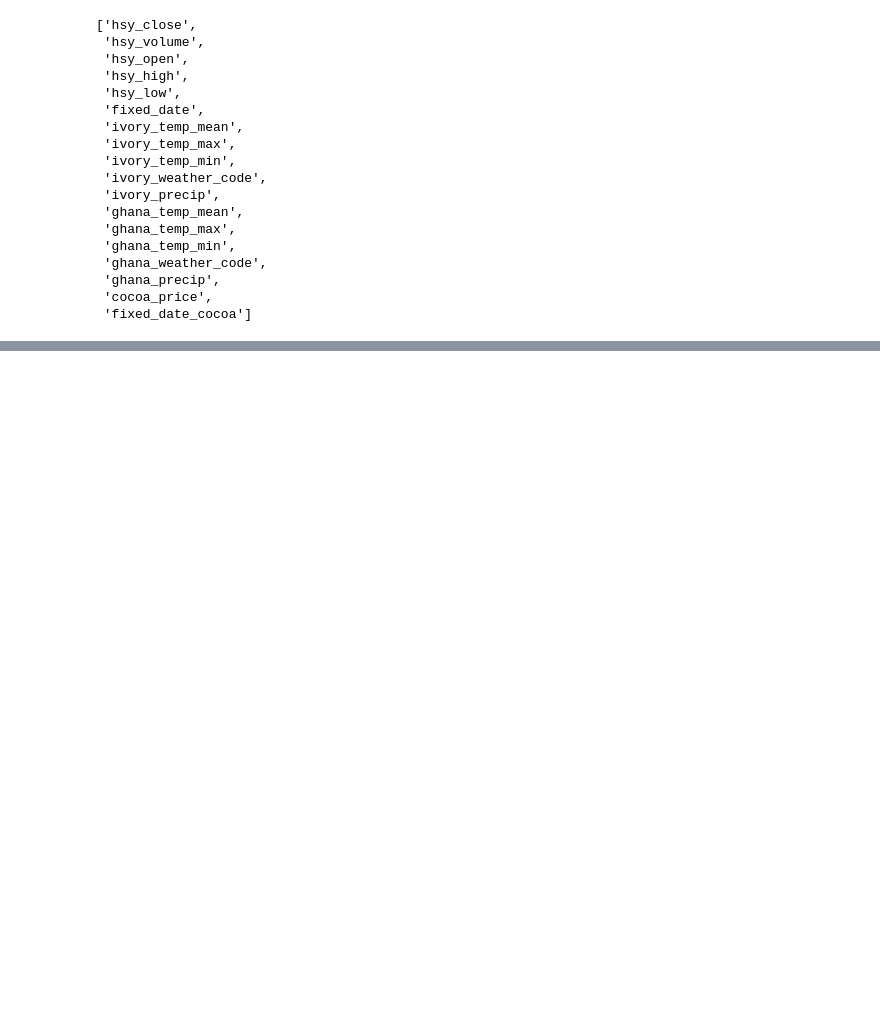
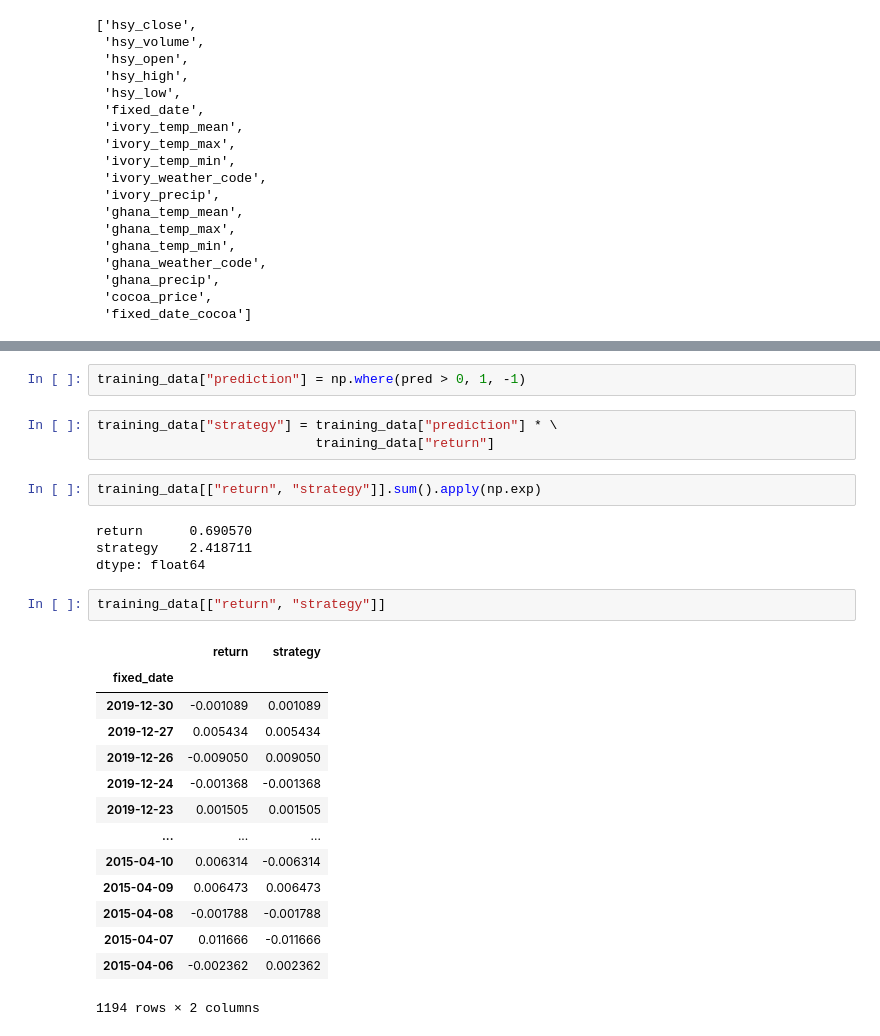
Before and after one commit to mburns7211/ml_experiments, a Jupyter notebook: stock_trading/Commoditites Analysis.ipynb, the cells around one changed output, grey strips where cells are left out. Drawn from its saved outputs; the diff is of its cells as text; blank space fills up the shorter version.

```diff
--- a/stock_trading/Commoditites Analysis.ipynb
+++ b/stock_trading/Commoditites Analysis.ipynb
@@ -200,0 +328,28 @@ plt.show()
+# %%
+training_data["prediction"] = np.where(pred > 0, 1, -1)
+# %%
+training_data["strategy"] = training_data["prediction"] * \
+                            training_data["return"]
+# %%
+training_data[["return", "strategy"]].sum().apply(np.exp)
+# %% [output]
+return      0.690570
+strategy    2.418711
+dtype: float64
+# %%
+training_data[["return", "strategy"]]
+# %% [output]
+|  | return | strategy |
+| fixed_date |  |  |
+| 2019-12-30 | -0.001089 | 0.001089 |
+| 2019-12-27 | 0.005434 | 0.005434 |
+| 2019-12-26 | -0.009050 | 0.009050 |
+| 2019-12-24 | -0.001368 | -0.001368 |
+| 2019-12-23 | 0.001505 | 0.001505 |
+| ... | ... | ... |
+| 2015-04-10 | 0.006314 | -0.006314 |
+| 2015-04-09 | 0.006473 | 0.006473 |
+| 2015-04-08 | -0.001788 | -0.001788 |
+| 2015-04-07 | 0.011666 | -0.011666 |
+| 2015-04-06 | -0.002362 | 0.002362 |
+1194 rows × 2 columns
```
Also changed, not shown: parts of 37 cells of this notebook.
